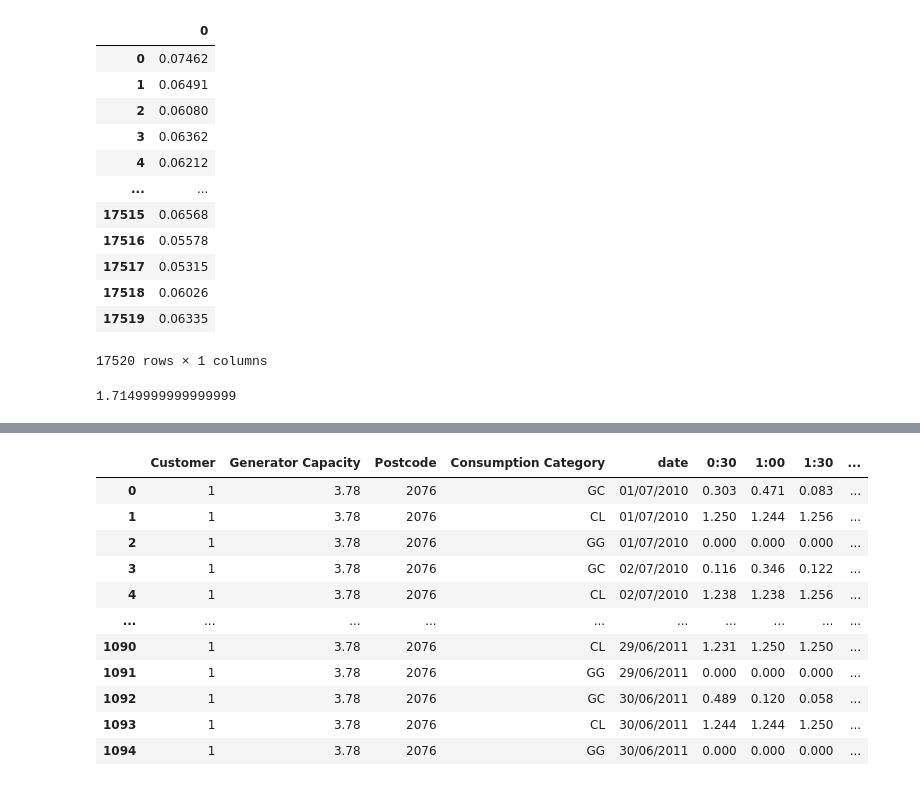
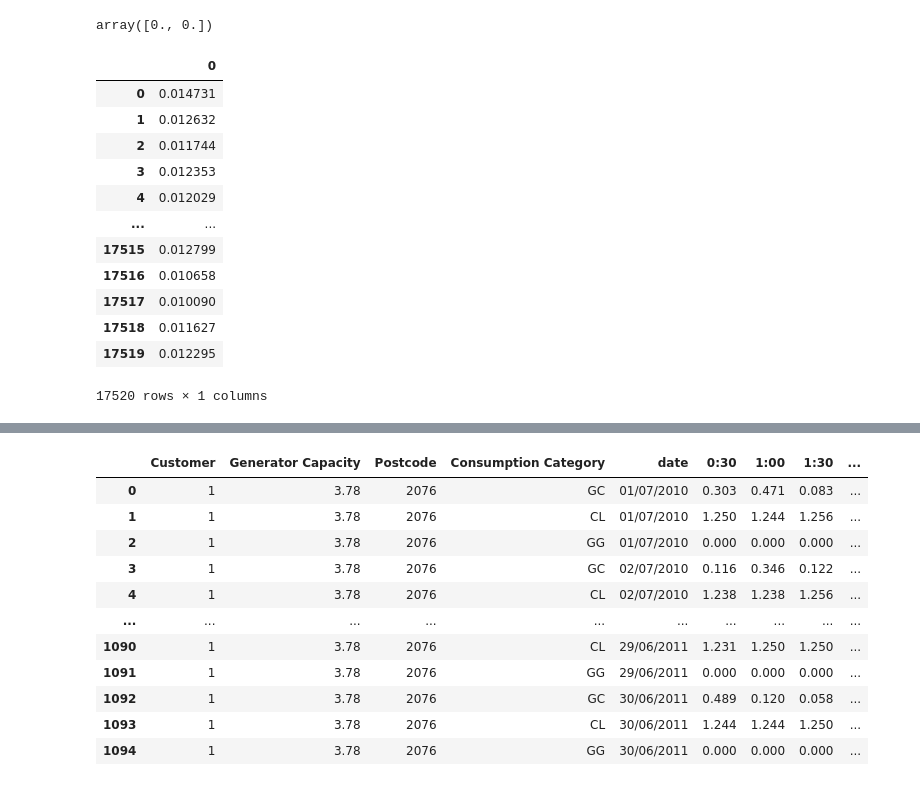
Before and after one commit to JonasSievers/Federated-Reinforcement-Learning-for-Battery-Charging, a Jupyter notebook: src/notebooks/data_visual.ipynb, the cells around one changed output, grey strips where cells are left out. Drawn from its saved outputs; the diff is of its cells as text; code cells hidden in the pictures.

```diff
--- a/src/notebooks/data_visual.ipynb
+++ b/src/notebooks/data_visual.ipynb
@@ -7,6 +8,10 @@ from sklearn import preprocessing
 import sys
 sys.path.append("../")
 import utils.dataloader as dataloader
+# %%
+np.subtract([1.0,2.0],[1.0,2.0])
+# %% [output]
+array([0., 0.])
 # %%
 dfload = dataloader.loadData("../../data/load1011.csv")
 dfprice = dataloader.loadPrice("../../data/price.csv")
@@ -15,20 +20,16 @@ load, pv, price = dataloader.get_customer_data(dfload,dfprice,dfmix,1)
-# %%
-price
-# %% [output]
-|  | 0 |
-| 0 | 0.07462 |
-| 1 | 0.06491 |
-| 2 | 0.06080 |
-| 3 | 0.06362 |
-| 4 | 0.06212 |
-| ... | ... |
-| 17515 | 0.06568 |
-| 17516 | 0.05578 |
-| 17517 | 0.05315 |
-| 17518 | 0.06026 |
-| 17519 | 0.06335 |
-17520 rows × 1 columns
-# %%
-load.iloc[1,0]
-# %% [output]
-1.7149999999999999
+# %%
+(price -price.min()) / (price.max() - price.min())
+# %% [output]
+|  | 0 |
+| 0 | 0.014731 |
+| 1 | 0.012632 |
+| 2 | 0.011744 |
+| 3 | 0.012353 |
+| 4 | 0.012029 |
+| ... | ... |
+| 17515 | 0.012799 |
+| 17516 | 0.010658 |
+| 17517 | 0.010090 |
+| 17518 | 0.011627 |
+| 17519 | 0.012295 |
+17520 rows × 1 columns
```
Also changed, not shown: parts of 5 cells of this notebook, 4 other files.
